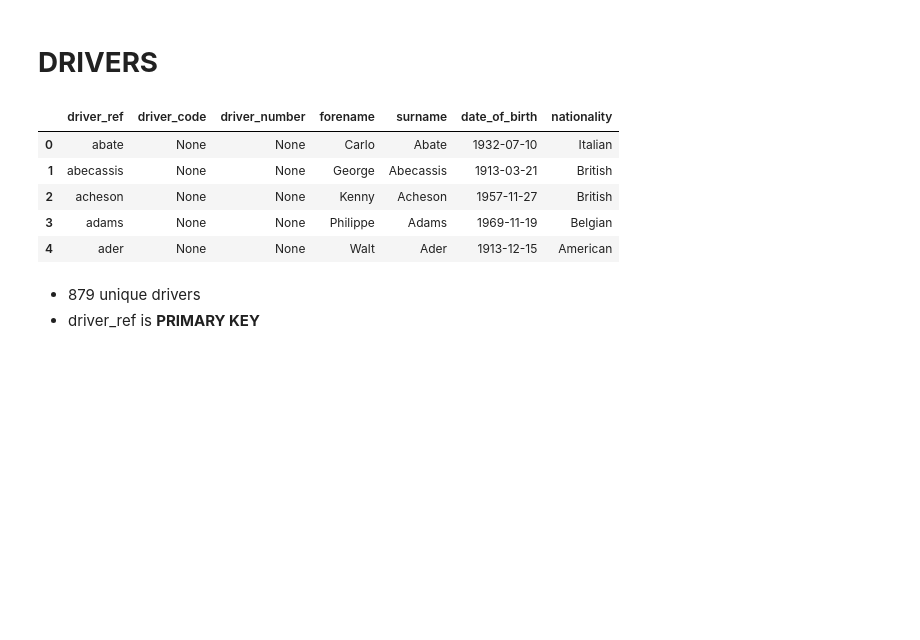
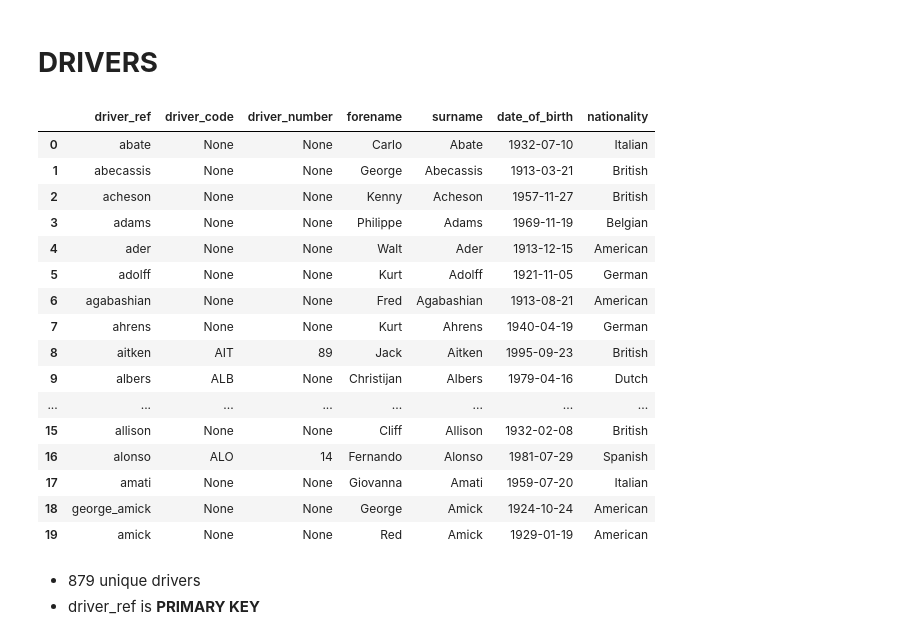
Before and after one commit to kanishka-maurya/F1, a Jupyter notebook: data_processing_notebooks/drivers.ipynb, the cells around one changed output. Drawn from its saved outputs; the diff is of its cells as text; code cells hidden in the pictures; blank space fills up the shorter version.

```diff
--- a/data_processing_notebooks/drivers.ipynb
+++ b/data_processing_notebooks/drivers.ipynb
@@ -7,14 +7,25 @@ import pandas as pd
 # %%
 df_drivers = pd.read_parquet(
     r'C:\Users\Asus\Desktop\Formula1\data\bronze\entities\drivers.parquet')
-df_drivers.head()
+df_drivers.head(20)
 # %% [output]
 |  | driver_ref | driver_code | driver_number | forename | surname | date_of_birth | nationality |
 | 0 | abate | None | None | Carlo | Abate | 1932-07-10 | Italian |
 | 1 | abecassis | None | None | George | Abecassis | 1913-03-21 | British |
 | 2 | acheson | None | None | Kenny | Acheson | 1957-11-27 | British |
 | 3 | adams | None | None | Philippe | Adams | 1969-11-19 | Belgian |
 | 4 | ader | None | None | Walt | Ader | 1913-12-15 | American |
+| 5 | adolff | None | None | Kurt | Adolff | 1921-11-05 | German |
+| 6 | agabashian | None | None | Fred | Agabashian | 1913-08-21 | American |
+| 7 | ahrens | None | None | Kurt | Ahrens | 1940-04-19 | German |
+| 8 | aitken | AIT | 89 | Jack | Aitken | 1995-09-23 | British |
+| 9 | albers | ALB | None | Christijan | Albers | 1979-04-16 | Dutch |
+| ... | ... | ... | ... | ... | ... | ... | ... |
+| 15 | allison | None | None | Cliff | Allison | 1932-02-08 | British |
+| 16 | alonso | ALO | 14 | Fernando | Alonso | 1981-07-29 | Spanish |
+| 17 | amati | None | None | Giovanna | Amati | 1959-07-20 | Italian |
+| 18 | george_amick | None | None | George | Amick | 1924-10-24 | American |
+| 19 | amick | None | None | Red | Amick | 1929-01-19 | American |
 # %% [markdown]
 - 879 unique drivers
 - driver_ref is **PRIMARY KEY**
```
Also changed, not shown: parts of 10 cells of this notebook, 10 other files.
